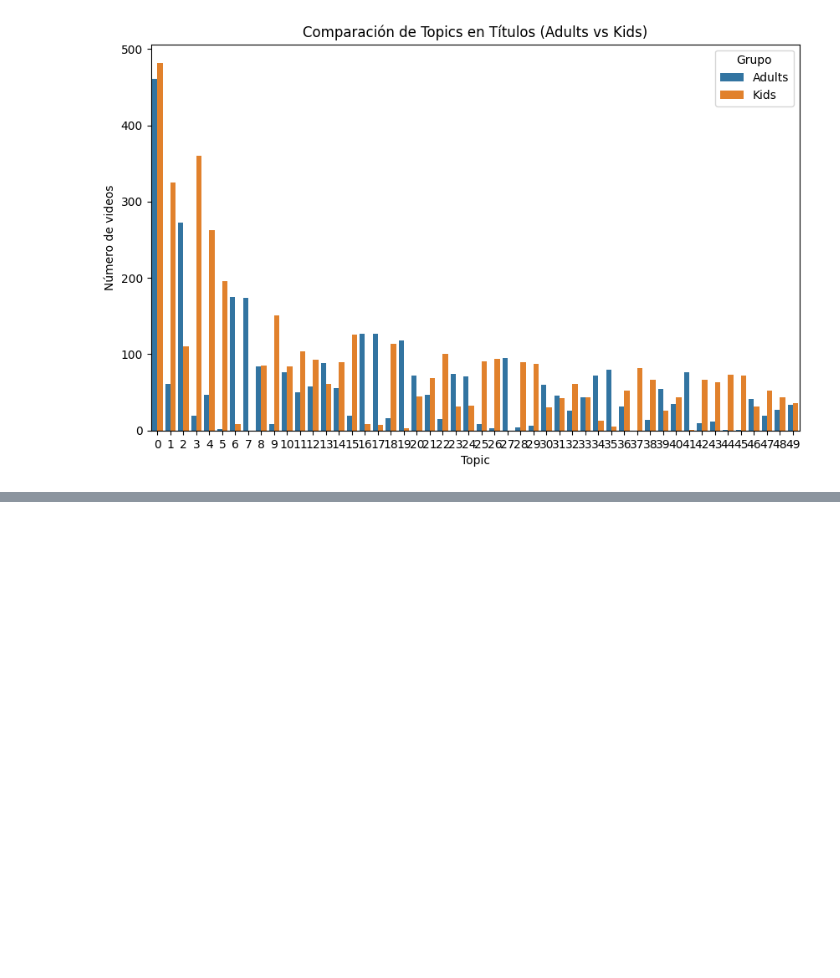
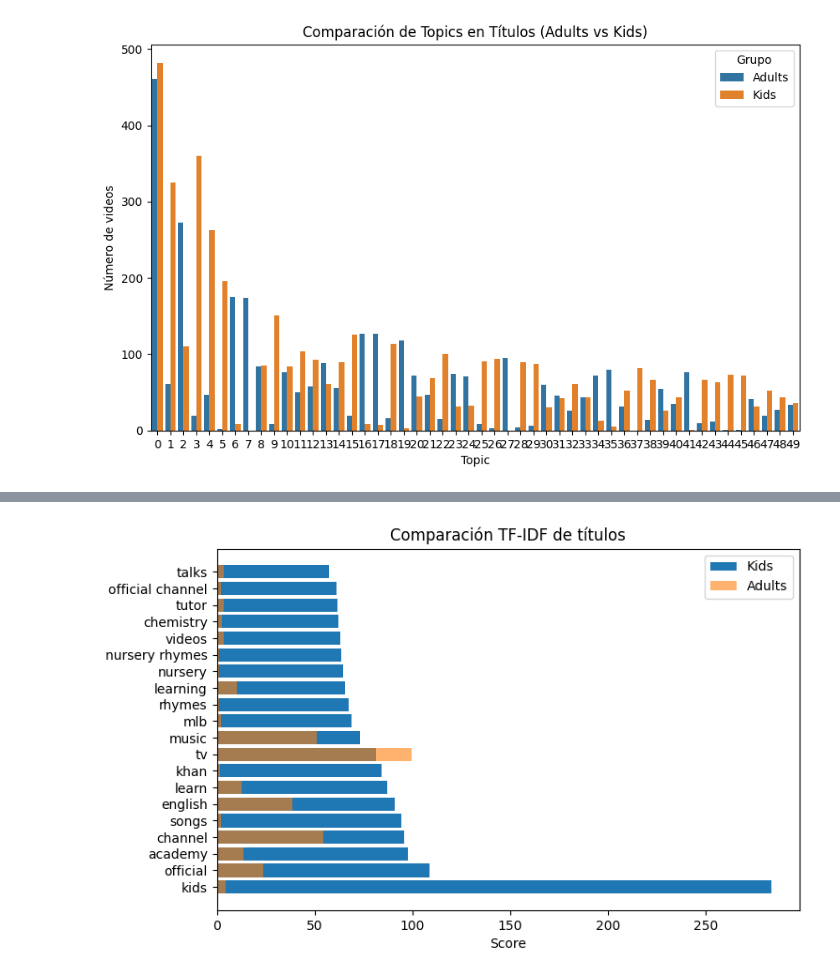
Before and after one commit to UCM-GIDIA-PD1/c2526-R1, a Jupyter notebook: src/analisis_kids.ipynb, the cells around one changed output, grey strips where cells are left out. Saved outputs shown, nothing was run; the diff lists cells and outputs as text; code cells hidden in the pictures; blank space fills up the shorter version.

```diff
--- a/src/analisis_kids.ipynb
+++ b/src/analisis_kids.ipynb
@@ -338,0 +326,7 @@ plt.show()
+# %%
+df_tf_titulo_canal_kids = utils.tfidf_ngrams_titles(df_Kids, "Titulo_canal")
+df_tf_titulo_canal_adults = utils.tfidf_ngrams_titles(df_Adult, "Titulo_canal")
+# %%
+common_terms = utils.common_terms(df_tf_titulo_canal_kids, df_tf_titulo_canal_adults, "Titulo_canal")
+
+common_terms.sort_values("Diff", ascending=False).head(20)
@@ -338,0 +391,14 @@ plt.show()
+# %%
+top_terms = common_terms.nlargest(20, "Score_kids")
+
+plt.figure(figsize=(8,5))
+
+plt.barh(top_terms["Titulo_canal"], top_terms["Score_kids"], label="Kids")
+plt.barh(top_terms["Titulo_canal"], top_terms["Score_adults"], alpha=0.6, label="Adults")
+
+plt.legend()
+plt.title("Comparación TF-IDF de títulos")
+plt.xlabel("Score")
+plt.show()
+# %% [output]
+[figure, added]
```
Also changed, not shown: parts of 23 cells of this notebook, 1 other file.
